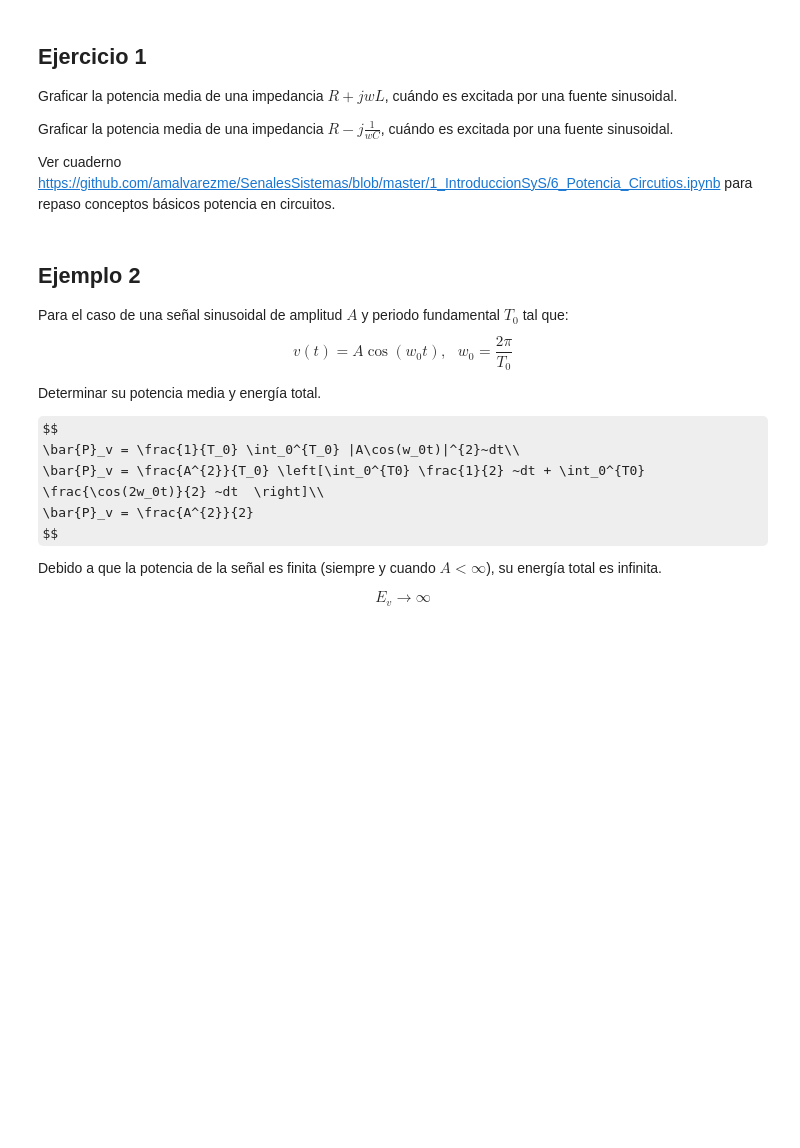
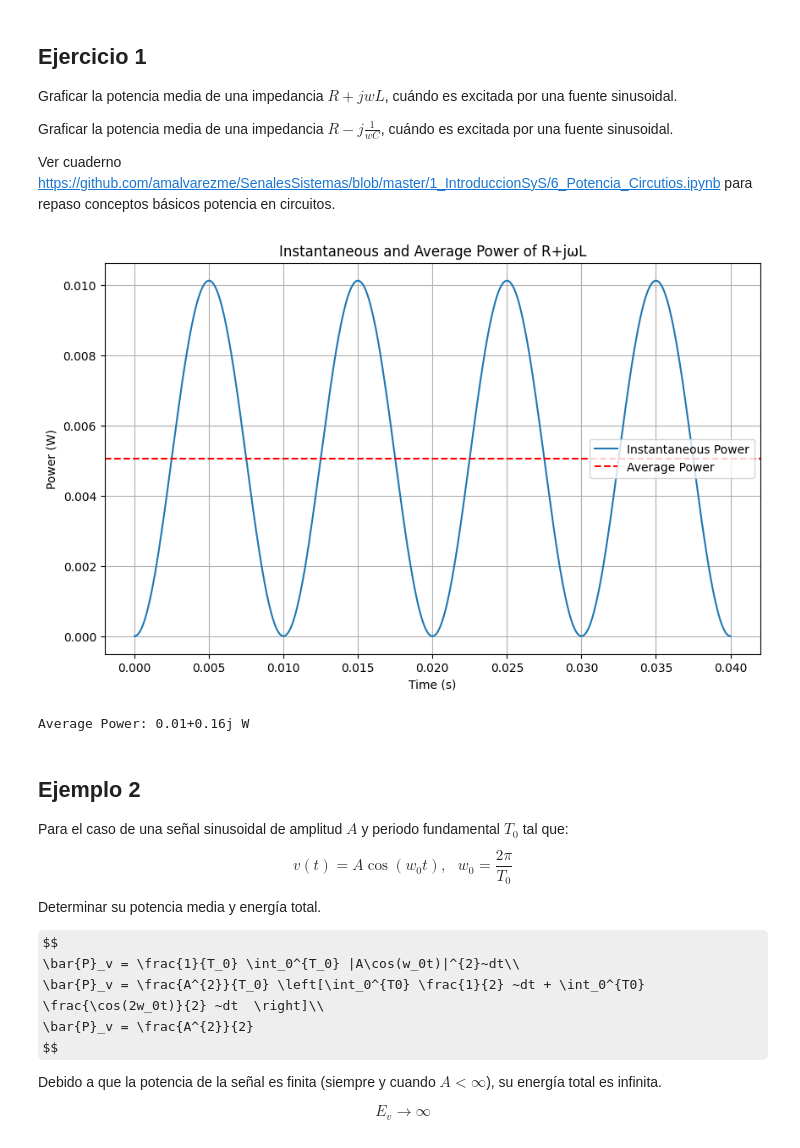
Before and after one commit to juramirezmon/Senales_y_sistemas, a Jupyter notebook: Copia_de_5_Señales_De_Energia_Y_De_Potencia.ipynb, the cells around one changed output. Saved outputs shown, nothing was run; the diff lists cells and outputs as text; code cells hidden in the pictures; some formulas as TeX source; blank space fills up the shorter version.

```diff
--- a/Copia_de_5_Señales_De_Energia_Y_De_Potencia.ipynb
+++ b/Copia_de_5_Señales_De_Energia_Y_De_Potencia.ipynb
@@ -212,6 +212,44 @@ Graficar la potencia media de una impedancia $R+jwL$, cuándo es excitada por un
 Graficar la potencia media de una impedancia $R-j\frac{1}{wC} $, cuándo es excitada por una fuente sinusoidal.
 
 Ver cuaderno [https://github.com/amalvarezme/SenalesSistemas/blob/master/1_IntroduccionSyS/6_Potencia_Circutios.ipynb](https://github.com/amalvarezme/SenalesSistemas/blob/master/1_IntroduccionSyS/6_Potencia_Circutios.ipynb) para repaso conceptos básicos potencia en circuitos.
+# %%
+
+import matplotlib.pyplot as plt
+import numpy as np
+
+R = 10
+L = 1
+V_max = 10
+f = 50
+
+w = 2 * np.pi * f
+
+t = np.linspace(0, 0.04, 500)
+
+v = V_max * np.sin(w * t)
+
+Z = R + 1j * w * L
+
+i = v / Z
+
+p_inst = v * np.conjugate(i)
+
+p_avg = np.mean(p_inst)
+
+plt.figure(figsize=(10, 6))
+plt.plot(t, p_inst.real, label='Instantaneous Power')
+plt.axhline(y=p_avg, color='r', linestyle='--', label='Average Power')
+plt.xlabel('Time (s)')
+plt.ylabel('Power (W)')
+plt.title('Instantaneous and Average Power of R+jωL')
+plt.grid(True)
+plt.legend()
+plt.show()
+
+print(f"Average Power: {p_avg:.2f} W")
+# %% [output]
+[figure, added]
+Average Power: 0.01+0.16j W
 # %% [markdown]
 ## Ejemplo 2
 
```
Also changed, not shown: parts of 3 cells of this notebook.
